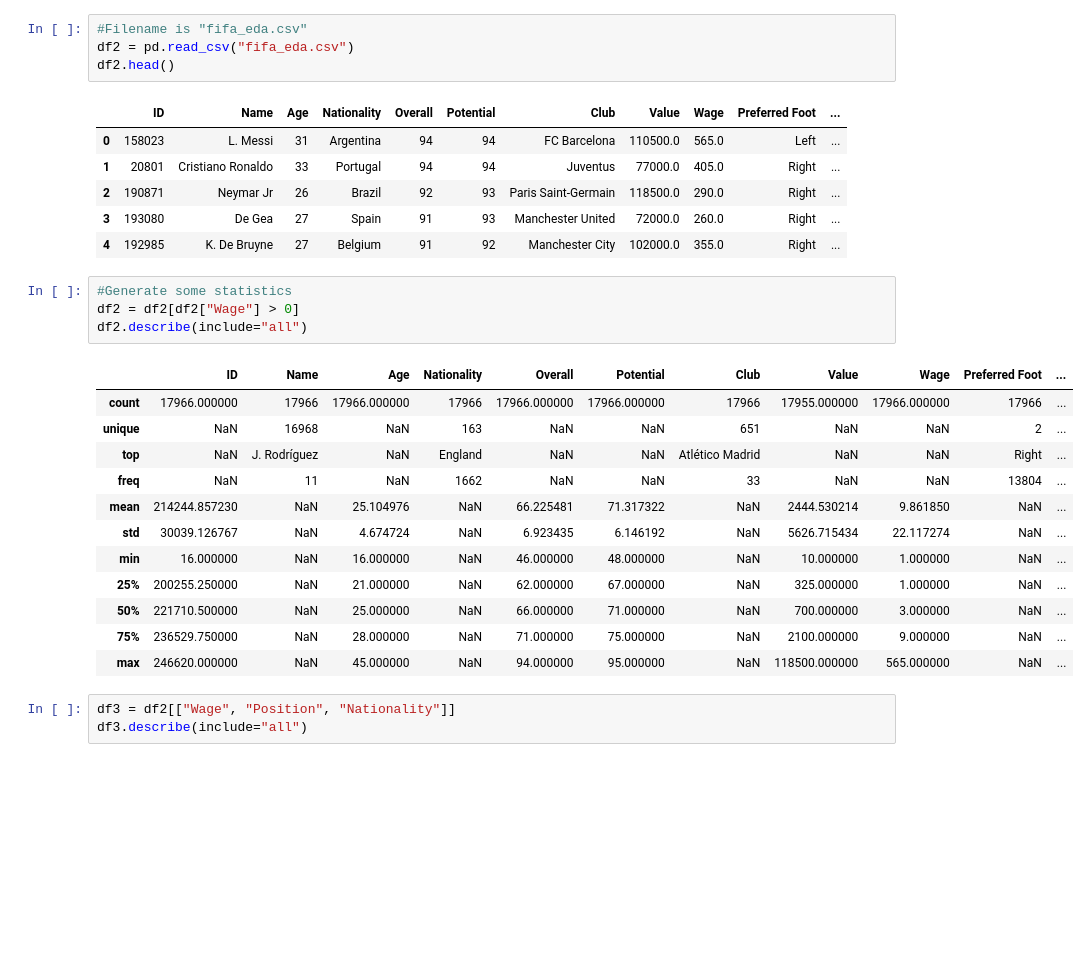
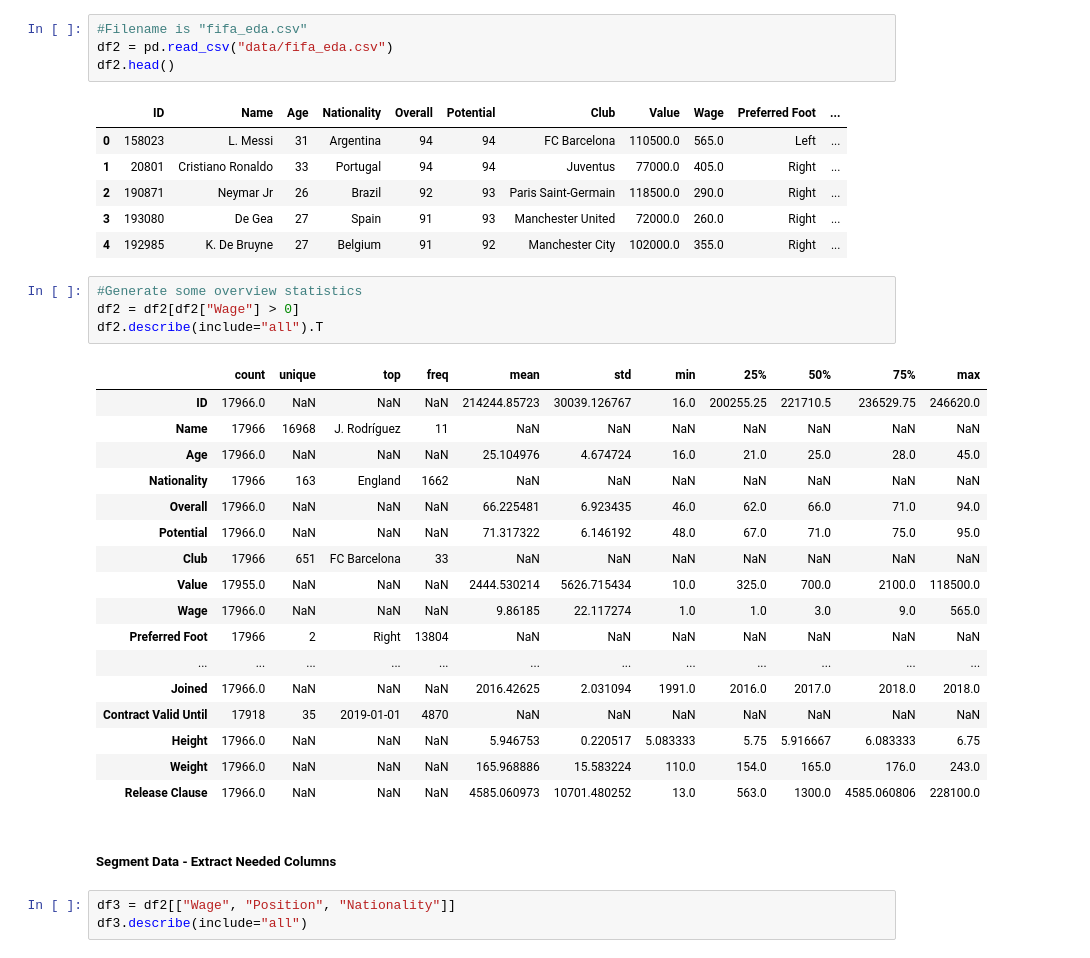
Before and after one commit to AkeemSemper/Basic_Stats_in_Python_Student_Workbooks, a Jupyter notebook: 006_SingleVarSelfCheck_sol.ipynb, the cells around one changed output. Cells and saved outputs as stored; diff of their text form; blank space fills up the shorter version.

```diff
--- a/006_SingleVarSelfCheck_sol.ipynb
+++ b/006_SingleVarSelfCheck_sol.ipynb
@@ -107,6 +126,6 @@ If you consider WAGE as the varaible you care about - look for dasic description
 # %%
 #Filename is "fifa_eda.csv"
-df2 = pd.read_csv("fifa_eda.csv")
+df2 = pd.read_csv("data/fifa_eda.csv")
 df2.head()
 # %% [output]
 |  | ID | Name | Age | Nationality | Overall | Potential | Club | Value | Wage | Preferred Foot | ... |
@@ -116,22 +135,29 @@ df2.head()
 | 3 | 193080 | De Gea | 27 | Spain | 91 | 93 | Manchester United | 72000.0 | 260.0 | Right | ... |
 | 4 | 192985 | K. De Bruyne | 27 | Belgium | 91 | 92 | Manchester City | 102000.0 | 355.0 | Right | ... |
 # %%
-#Generate some statistics
+#Generate some overview statistics
 df2 = df2[df2["Wage"] > 0]
-df2.describe(include="all")
+df2.describe(include="all").T
 # %% [output]
-|  | ID | Name | Age | Nationality | Overall | Potential | Club | Value | Wage | Preferred Foot | ... |
-| count | 17966.000000 | 17966 | 17966.000000 | 17966 | 17966.000000 | 17966.000000 | 17966 | 17955.000000 | 17966.000000 | 17966 | ... |
-| unique | NaN | 16968 | NaN | 163 | NaN | NaN | 651 | NaN | NaN | 2 | ... |
-| top | NaN | J. Rodríguez | NaN | England | NaN | NaN | Atlético Madrid | NaN | NaN | Right | ... |
-| freq | NaN | 11 | NaN | 1662 | NaN | NaN | 33 | NaN | NaN | 13804 | ... |
-| mean | 214244.857230 | NaN | 25.104976 | NaN | 66.225481 | 71.317322 | NaN | 2444.530214 | 9.861850 | NaN | ... |
-| std | 30039.126767 | NaN | 4.674724 | NaN | 6.923435 | 6.146192 | NaN | 5626.715434 | 22.117274 | NaN | ... |
-| min | 16.000000 | NaN | 16.000000 | NaN | 46.000000 | 48.000000 | NaN | 10.000000 | 1.000000 | NaN | ... |
-| 25% | 200255.250000 | NaN | 21.000000 | NaN | 62.000000 | 67.000000 | NaN | 325.000000 | 1.000000 | NaN | ... |
-| 50% | 221710.500000 | NaN | 25.000000 | NaN | 66.000000 | 71.000000 | NaN | 700.000000 | 3.000000 | NaN | ... |
-| 75% | 236529.750000 | NaN | 28.000000 | NaN | 71.000000 | 75.000000 | NaN | 2100.000000 | 9.000000 | NaN | ... |
-| max | 246620.000000 | NaN | 45.000000 | NaN | 94.000000 | 95.000000 | NaN | 118500.000000 | 565.000000 | NaN | ... |
+|  | count | unique | top | freq | mean | std | min | 25% | 50% | 75% | max |
+| ID | 17966.0 | NaN | NaN | NaN | 214244.85723 | 30039.126767 | 16.0 | 200255.25 | 221710.5 | 236529.75 | 246620.0 |
+| Name | 17966 | 16968 | J. Rodríguez | 11 | NaN | NaN | NaN | NaN | NaN | NaN | NaN |
+| Age | 17966.0 | NaN | NaN | NaN | 25.104976 | 4.674724 | 16.0 | 21.0 | 25.0 | 28.0 | 45.0 |
+| Nationality | 17966 | 163 | England | 1662 | NaN | NaN | NaN | NaN | NaN | NaN | NaN |
+| Overall | 17966.0 | NaN | NaN | NaN | 66.225481 | 6.923435 | 46.0 | 62.0 | 66.0 | 71.0 | 94.0 |
+| Potential | 17966.0 | NaN | NaN | NaN | 71.317322 | 6.146192 | 48.0 | 67.0 | 71.0 | 75.0 | 95.0 |
+| Club | 17966 | 651 | FC Barcelona | 33 | NaN | NaN | NaN | NaN | NaN | NaN | NaN |
+| Value | 17955.0 | NaN | NaN | NaN | 2444.530214 | 5626.715434 | 10.0 | 325.0 | 700.0 | 2100.0 | 118500.0 |
+| Wage | 17966.0 | NaN | NaN | NaN | 9.86185 | 22.117274 | 1.0 | 1.0 | 3.0 | 9.0 | 565.0 |
+| Preferred Foot | 17966 | 2 | Right | 13804 | NaN | NaN | NaN | NaN | NaN | NaN | NaN |
+| ... | ... | ... | ... | ... | ... | ... | ... | ... | ... | ... | ... |
+| Joined | 17966.0 | NaN | NaN | NaN | 2016.42625 | 2.031094 | 1991.0 | 2016.0 | 2017.0 | 2018.0 | 2018.0 |
+| Contract Valid Until | 17918 | 35 | 2019-01-01 | 4870 | NaN | NaN | NaN | NaN | NaN | NaN | NaN |
+| Height | 17966.0 | NaN | NaN | NaN | 5.946753 | 0.220517 | 5.083333 | 5.75 | 5.916667 | 6.083333 | 6.75 |
+| Weight | 17966.0 | NaN | NaN | NaN | 165.968886 | 15.583224 | 110.0 | 154.0 | 165.0 | 176.0 | 243.0 |
+| Release Clause | 17966.0 | NaN | NaN | NaN | 4585.060973 | 10701.480252 | 13.0 | 563.0 | 1300.0 | 4585.060806 | 228100.0 |
+# %% [markdown]
+##### Segment Data - Extract Needed Columns
 # %%
 df3 = df2[["Wage", "Position", "Nationality"]]
 df3.describe(include="all")
```
Also changed, not shown: parts of 31 cells of this notebook, 8 other files.
